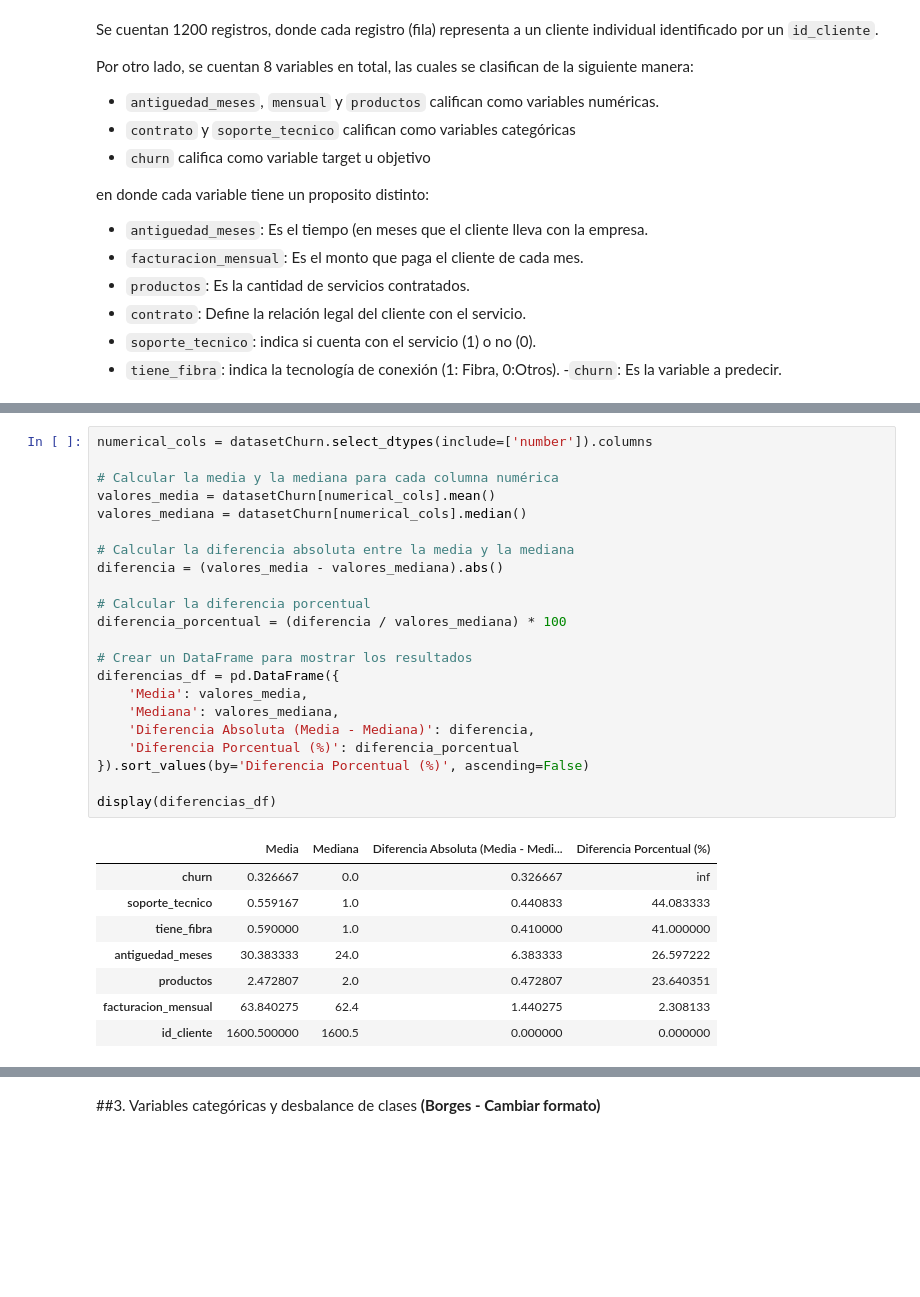
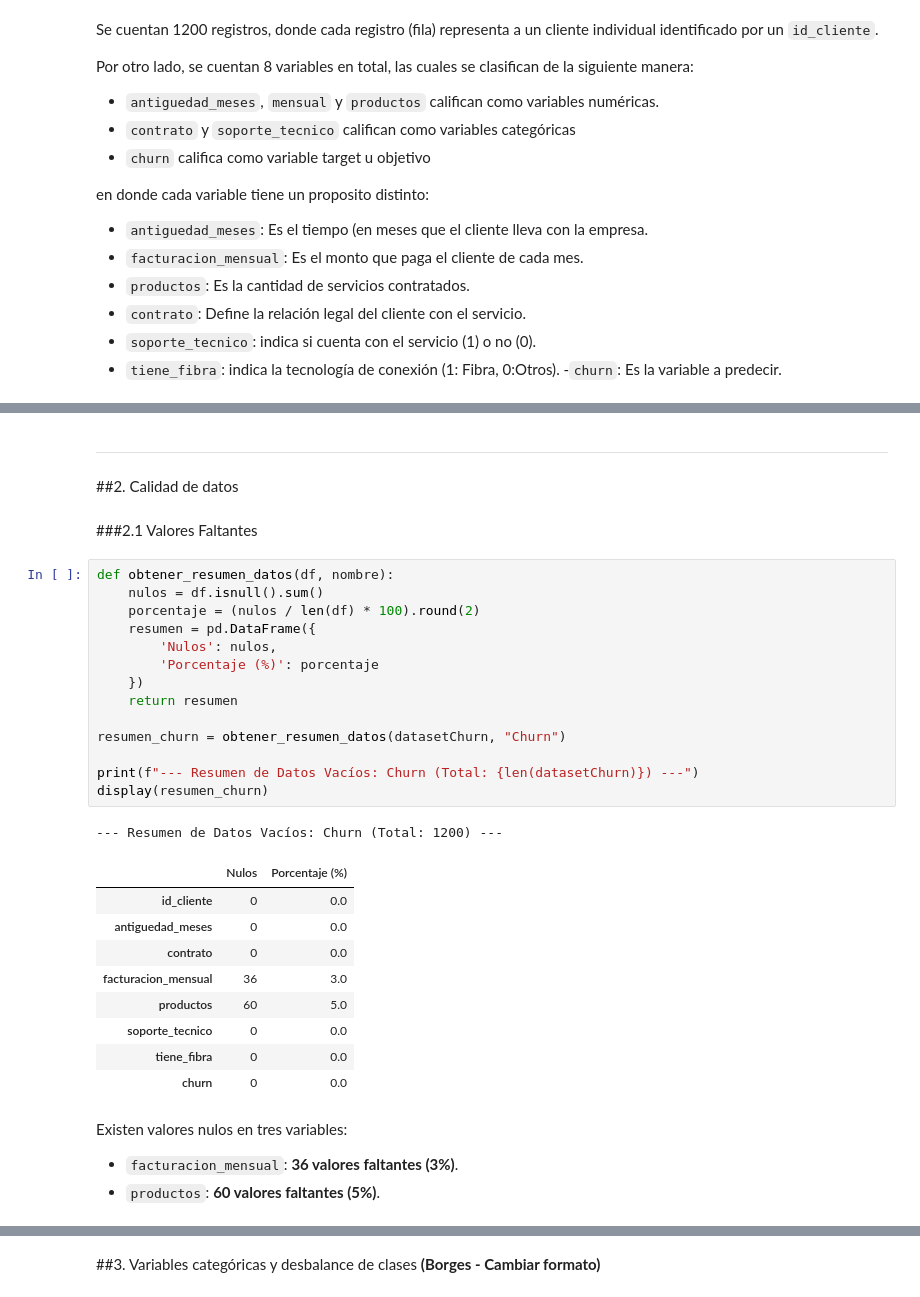
Before and after one commit to Santibareiro27/Inteligencia-Computacional, a Jupyter notebook: RA1_TP2/RA1_Trabajo_práctico_N°_2,_8.ipynb, the cells around one changed output, grey strips where cells are left out. Saved outputs shown, nothing was run; the diff lists cells and outputs as text; blank space fills up the shorter version.

```diff
--- a/RA1_TP2/RA1_Trabajo_práctico_N°_2,_8.ipynb
+++ b/RA1_TP2/RA1_Trabajo_práctico_N°_2,_8.ipynb
@@ -695,31 +621,35 @@ Porcentaje de valores Nulos:
-# %%
-numerical_cols = datasetChurn.select_dtypes(include=['number']).columns
-
-# Calcular la media y la mediana para cada columna numérica
-valores_media = datasetChurn[numerical_cols].mean()
-valores_mediana = datasetChurn[numerical_cols].median()
-
-# Calcular la diferencia absoluta entre la media y la mediana
-diferencia = (valores_media - valores_mediana).abs()
-
-# Calcular la diferencia porcentual
-diferencia_porcentual = (diferencia / valores_mediana) * 100
-
-# Crear un DataFrame para mostrar los resultados
-diferencias_df = pd.DataFrame({
-    'Media': valores_media,
-    'Mediana': valores_mediana,
-    'Diferencia Absoluta (Media - Mediana)': diferencia,
-    'Diferencia Porcentual (%)': diferencia_porcentual
-}).sort_values(by='Diferencia Porcentual (%)', ascending=False)
-
-display(diferencias_df)
-# %% [output]
-|  | Media | Mediana | Diferencia Absoluta (Media - Medi... | Diferencia Porcentual (%) |
-| churn | 0.326667 | 0.0 | 0.326667 | inf |
-| soporte_tecnico | 0.559167 | 1.0 | 0.440833 | 44.083333 |
-| tiene_fibra | 0.590000 | 1.0 | 0.410000 | 41.000000 |
-| antiguedad_meses | 30.383333 | 24.0 | 6.383333 | 26.597222 |
-| productos | 2.472807 | 2.0 | 0.472807 | 23.640351 |
-| facturacion_mensual | 63.840275 | 62.4 | 1.440275 | 2.308133 |
-| id_cliente | 1600.500000 | 1600.5 | 0.000000 | 0.000000 |
+# %% [markdown]
+---
+##2. Calidad de datos
+# %% [markdown]
+###2.1 Valores Faltantes
+# %%
+def obtener_resumen_datos(df, nombre):
+    nulos = df.isnull().sum()
+    porcentaje = (nulos / len(df) * 100).round(2)
+    resumen = pd.DataFrame({
+        'Nulos': nulos,
+        'Porcentaje (%)': porcentaje
+    })
+    return resumen
+
+resumen_churn = obtener_resumen_datos(datasetChurn, "Churn")
+
+print(f"--- Resumen de Datos Vacíos: Churn (Total: {len(datasetChurn)}) ---")
+display(resumen_churn)
+# %% [output]
+--- Resumen de Datos Vacíos: Churn (Total: 1200) ---
+|  | Nulos | Porcentaje (%) |
+| id_cliente | 0 | 0.0 |
+| antiguedad_meses | 0 | 0.0 |
+| contrato | 0 | 0.0 |
+| facturacion_mensual | 36 | 3.0 |
+| productos | 60 | 5.0 |
+| soporte_tecnico | 0 | 0.0 |
+| tiene_fibra | 0 | 0.0 |
+| churn | 0 | 0.0 |
+# %% [markdown]
+
+Existen valores nulos en tres variables:
+- `facturacion_mensual`: **36 valores faltantes (3%)**.
+- `productos`: **60 valores faltantes (5%)**.
```
Also changed, not shown: parts of 21 cells of this notebook.
